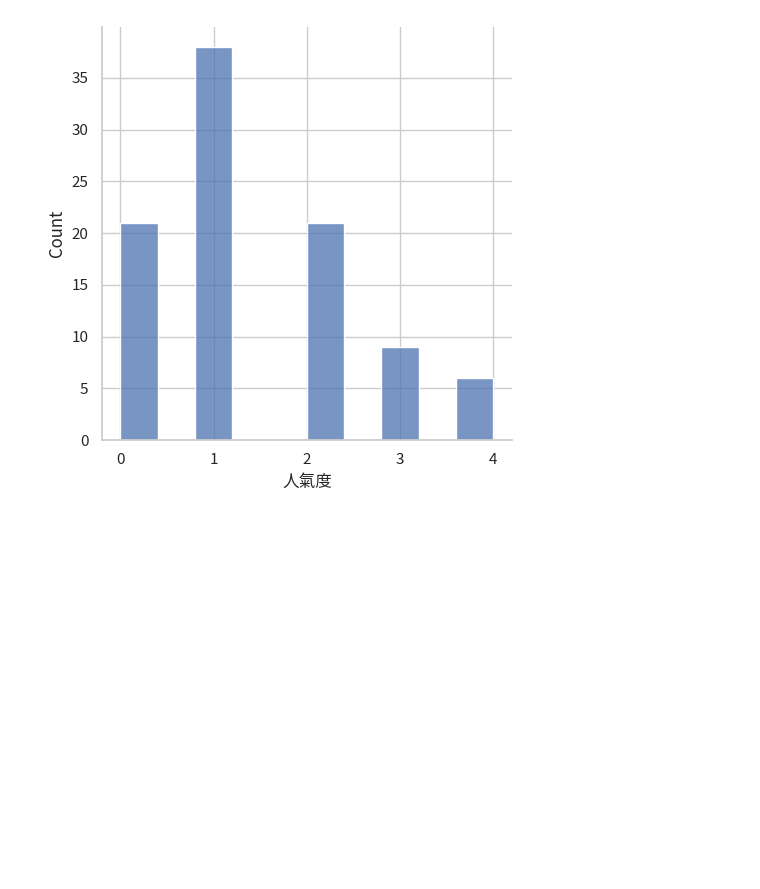
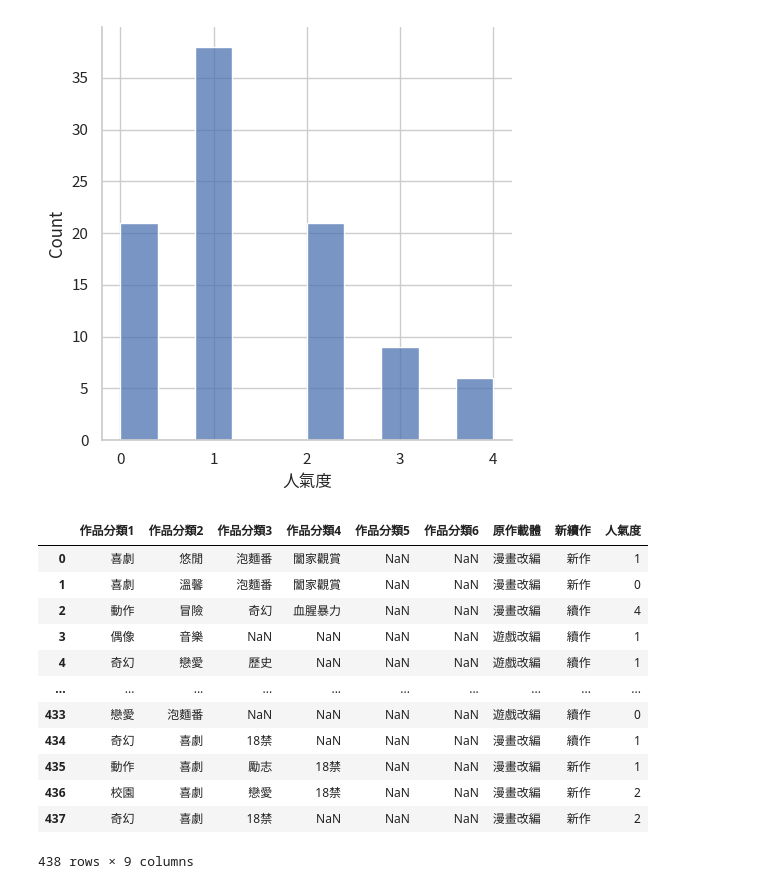
Before and after one commit to hsiaoyt0923/Anime_View_Number_Regression, a Jupyter notebook: Naive_Bayes.ipynb, the cells around one changed output. Drawn from its saved outputs; the diff is of its cells as text; code cells hidden in the pictures; blank space fills up the shorter version.

```diff
--- a/Naive_Bayes.ipynb
+++ b/Naive_Bayes.ipynb
@@ -161,3 +161,21 @@ Axes(0.125,0.11;0.775x0.77)
 # %%
 labelEncoder = LabelEncoder()
 NB = MultinomialNB()
+# %%
+df2 = df[['作品分類1', '作品分類2', '作品分類3', '作品分類4',
+          '作品分類5', '作品分類6', '原作載體', '新續作', '人氣度']]
+df2
+# %% [output]
+|  | 作品分類1 | 作品分類2 | 作品分類3 | 作品分類4 | 作品分類5 | 作品分類6 | 原作載體 | 新續作 | 人氣度 |
+| 0 | 喜劇 | 悠閒 | 泡麵番 | 闔家觀賞 | NaN | NaN | 漫畫改編 | 新作 | 1 |
+| 1 | 喜劇 | 溫馨 | 泡麵番 | 闔家觀賞 | NaN | NaN | 漫畫改編 | 新作 | 0 |
+| 2 | 動作 | 冒險 | 奇幻 | 血腥暴力 | NaN | NaN | 漫畫改編 | 續作 | 4 |
+| 3 | 偶像 | 音樂 | NaN | NaN | NaN | NaN | 遊戲改編 | 續作 | 1 |
+| 4 | 奇幻 | 戀愛 | 歷史 | NaN | NaN | NaN | 遊戲改編 | 續作 | 1 |
+| ... | ... | ... | ... | ... | ... | ... | ... | ... | ... |
+| 433 | 戀愛 | 泡麵番 | NaN | NaN | NaN | NaN | 遊戲改編 | 續作 | 0 |
+| 434 | 奇幻 | 喜劇 | 18禁 | NaN | NaN | NaN | 漫畫改編 | 續作 | 1 |
+| 435 | 動作 | 喜劇 | 勵志 | 18禁 | NaN | NaN | 漫畫改編 | 新作 | 1 |
+| 436 | 校園 | 喜劇 | 戀愛 | 18禁 | NaN | NaN | 漫畫改編 | 新作 | 2 |
+| 437 | 奇幻 | 喜劇 | 18禁 | NaN | NaN | NaN | 漫畫改編 | 新作 | 2 |
+438 rows × 9 columns
```
